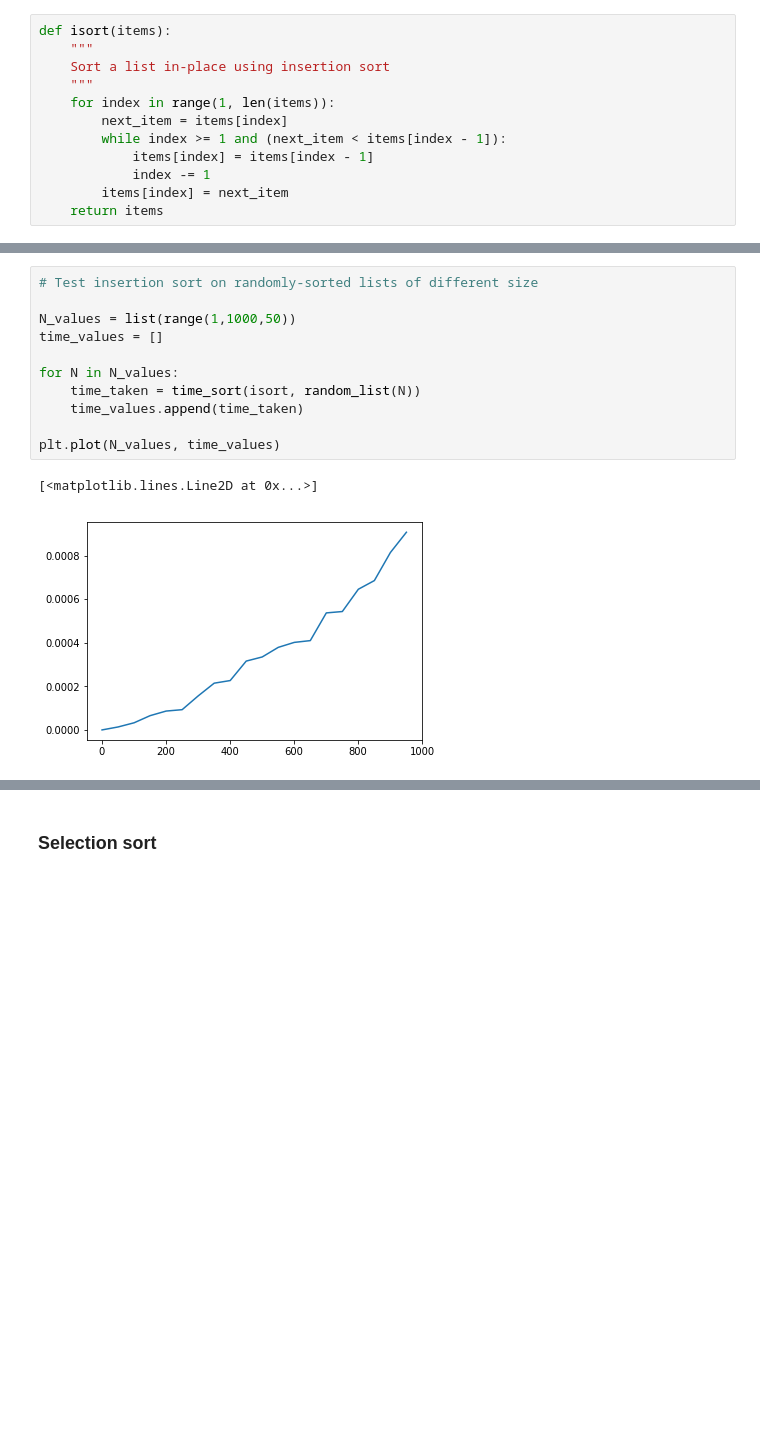
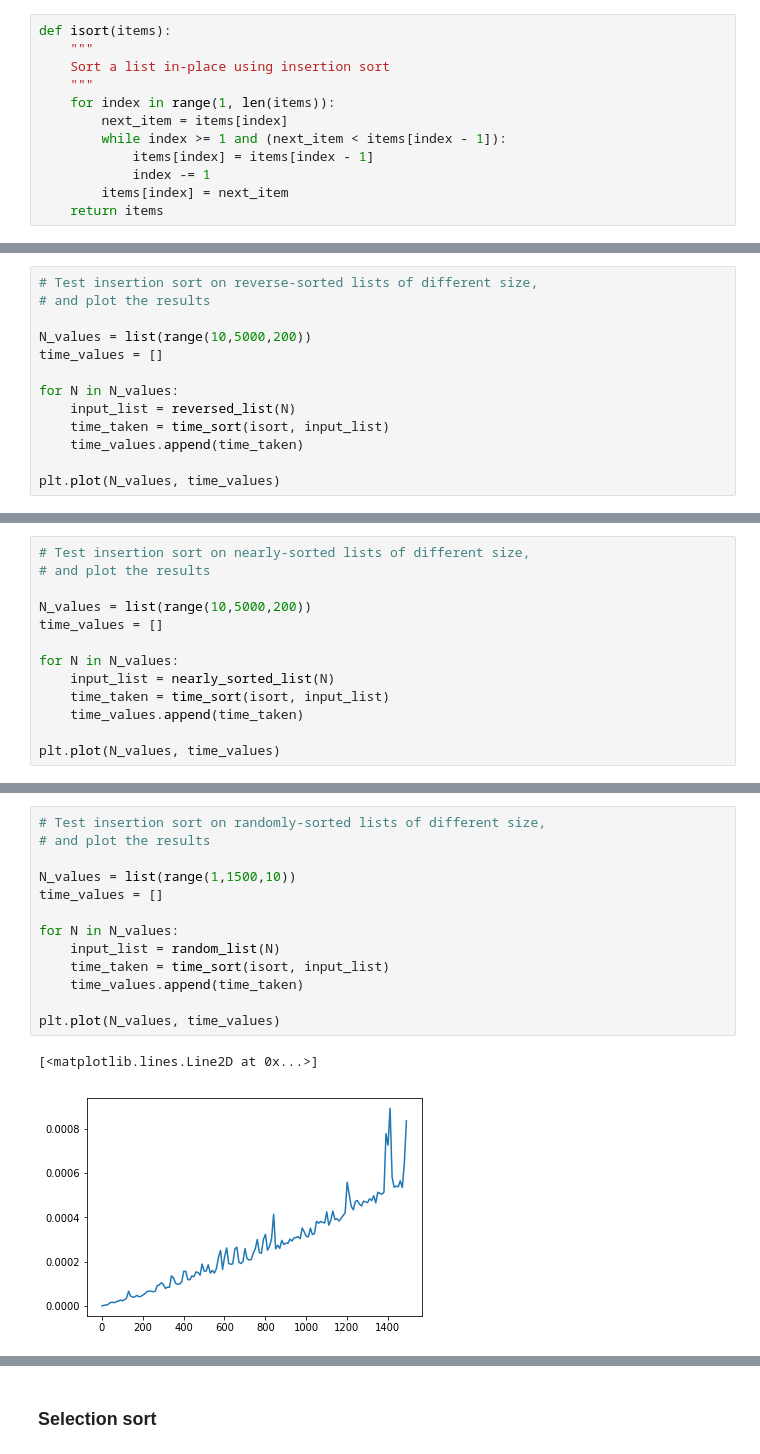
Before and after one commit to claresloggett/comp90014_workshops, a Jupyter notebook: Week1.ipynb, the cells around one changed output, grey strips where cells are left out. Drawn from its saved outputs; the diff is of its cells as text; blank space fills up the shorter version.

```diff
--- a/Week1.ipynb
+++ b/Week1.ipynb
@@ -62,0 +91,13 @@ def isort(items):
+# %%
+# Test insertion sort on reverse-sorted lists of different size,
+# and plot the results
+
+N_values = list(range(10,5000,200))
+time_values = []
+
+for N in N_values:
+    input_list = reversed_list(N)
+    time_taken = time_sort(isort, input_list)
+    time_values.append(time_taken)
+
+plt.plot(N_values, time_values)
@@ -62,0 +107,13 @@ def isort(items):
+# %%
+# Test insertion sort on nearly-sorted lists of different size,
+# and plot the results
+
+N_values = list(range(10,5000,200))
+time_values = []
+
+for N in N_values:
+    input_list = nearly_sorted_list(N)
+    time_taken = time_sort(isort, input_list)
+    time_values.append(time_taken)
+
+plt.plot(N_values, time_values)
@@ -63,14 +123,16 @@ def isort(items):
 # %%
-# Test insertion sort on randomly-sorted lists of different size
+# Test insertion sort on randomly-sorted lists of different size,
+# and plot the results
 
-N_values = list(range(1,1000,50))
+N_values = list(range(1,1500,10))
 time_values = []
 
 for N in N_values:
-    time_taken = time_sort(isort, random_list(N))
+    input_list = random_list(N)
+    time_taken = time_sort(isort, input_list)
     time_values.append(time_taken)
 
 plt.plot(N_values, time_values)
 # %% [output]
 [<matplotlib.lines.Line2D at 0x...>]
-[figure, old version]
+[figure, new version]
```
Also changed, not shown: parts of 20 cells of this notebook, 1 other file.
